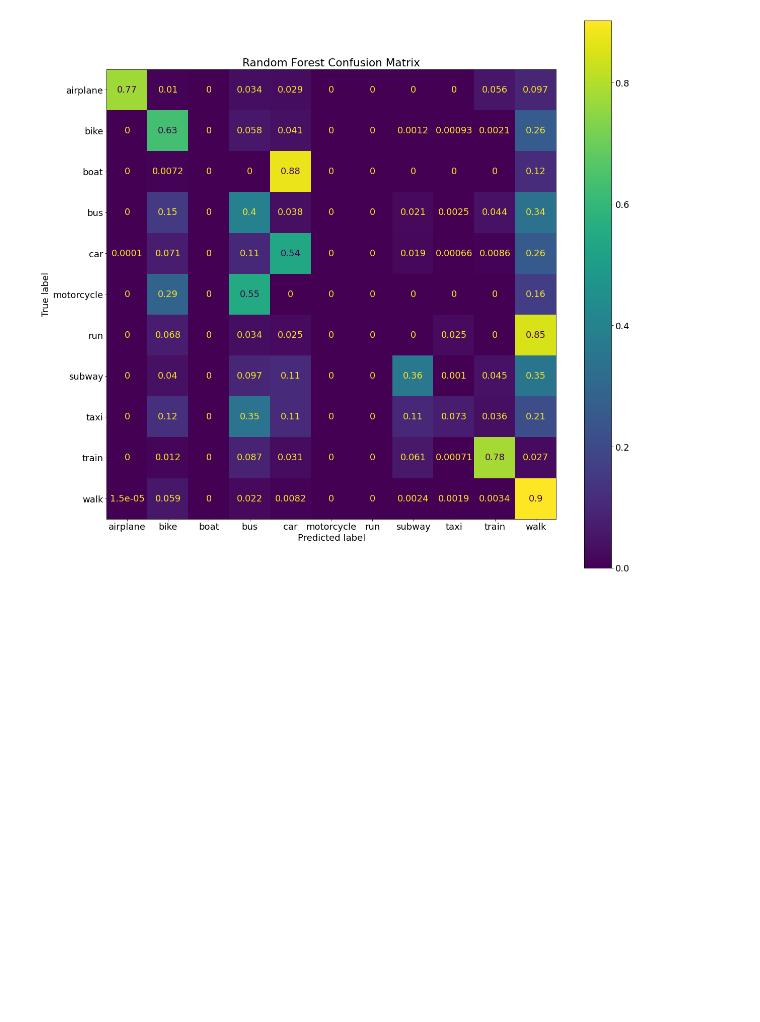
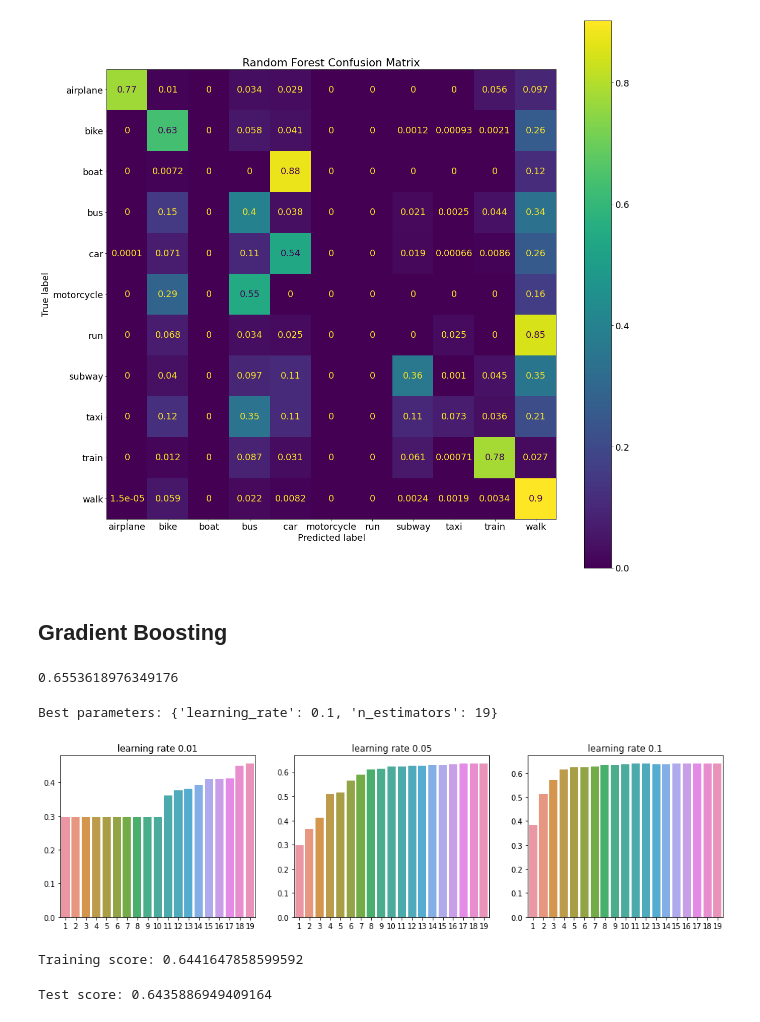
Before and after one commit to AdamBelfki3/trip-mode-detection-model, a Jupyter notebook: Trajectory Models.ipynb, the cells around one changed output. Drawn from its saved outputs; the diff is of its cells as text; code cells hidden in the pictures; blank space fills up the shorter version.

Commit message:
Gradient Boosting Model Implementation + Results

```diff
--- a/Trajectory Models.ipynb
+++ b/Trajectory Models.ipynb
@@ -113,3 +114,41 @@ plt.title("Random Forest Confusion Matrix")
 plt.savefig('./img/random_forest_confusion_matrix.png', bbox_inches='tight')
 # %% [output]
 [figure]
+# %% [markdown]
+## Gradient Boosting
+# %%
+model = GradientBoostingClassifier()
+gb_gscv = GridSearchCV(model, {'learning_rate': [0.01, 0.05, 0.1], 'n_estimators': range(1, 20)}, cv = 5, n_jobs=3)
+gb_gscv.fit(X_train, y_train)
+# %%
+model.score(X_test, y_test)
+# %% [output]
+0.6553618976349176
+# %%
+learning_rate_1 = gb_gscv.cv_results_['mean_test_score'][:19]
+learning_rate_2 = gb_gscv.cv_results_['mean_test_score'][19:38]
+learning_rate_3 = gb_gscv.cv_results_['mean_test_score'][38:]
+
+plt.rcParams.update({'font.size': 10})
+fig = plt.figure(figsize=(16, 4), )
+plt.subplot(1, 3, 1)
+sns.barplot(x=list(range(1, 20)), y=learning_rate_1).set_title('learning rate 0.01')
+plt.subplot(1, 3, 2)
+sns.barplot(x=list(range(1, 20)), y=learning_rate_2).set_title('learning rate 0.05')
+plt.subplot(1, 3, 3)
+sns.barplot(x=list(range(1, 20)), y=learning_rate_3).set_title('learning rate 0.1')
+
+print(f'Best parameters: {gb_gscv.best_params_}')
+# %% [output]
+Best parameters: {'learning_rate': 0.1, 'n_estimators': 19}
+[figure, added]
+# %%
+model = GradientBoostingClassifier(learning_rate=0.1, n_estimators=19)
+model.fit(X_train, y_train)
+print(f'Training score: {model.score(X_train, y_train)}')
+# %% [output]
+Training score: 0.6441647858599592
+# %%
+print(f'Test score: {model.score(X_test, y_test)}')
+# %% [output]
+Test score: 0.6435886949409164
```
Also changed, not shown: parts of 2 cells of this notebook, 3 other files.
